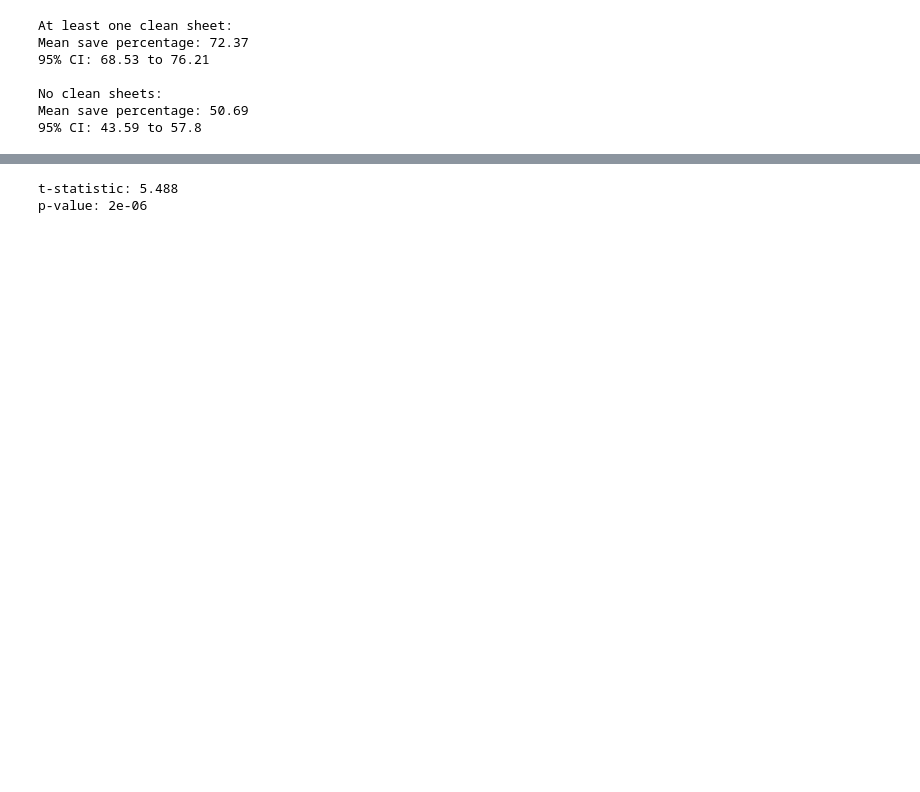
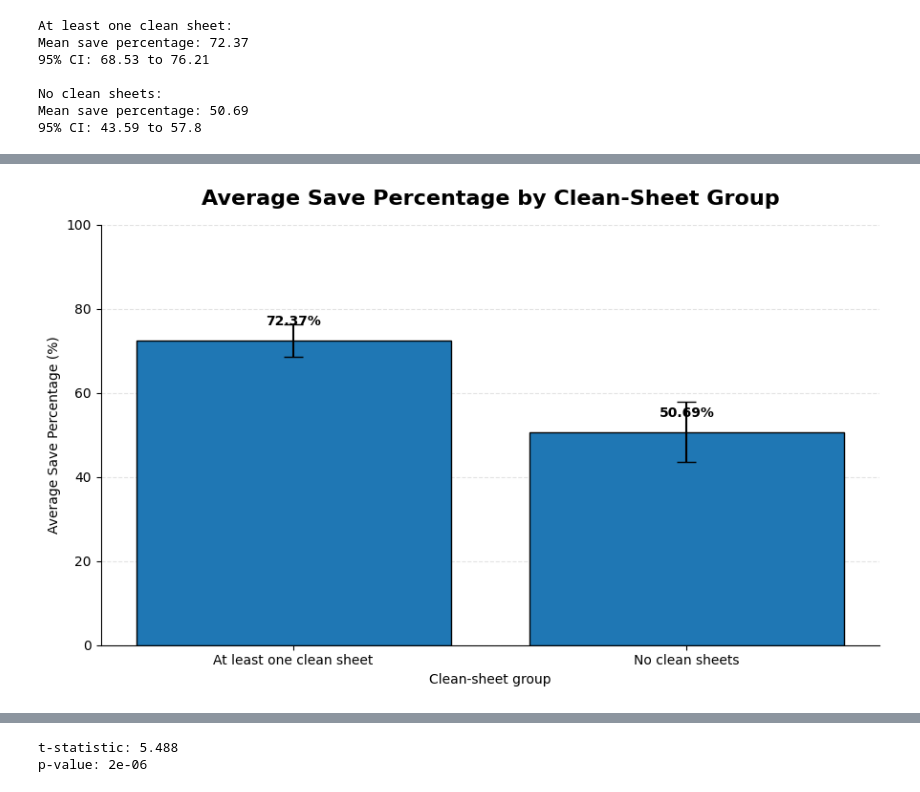
Before and after one commit to ashoktamang002/Foundation-of-Data-Science, a Jupyter notebook: Assessment 2 Solution/Analytic Task 4/Task4.ipynb, the cells around one changed output, grey strips where cells are left out. Drawn from its saved outputs; the diff is of its cells as text; code cells hidden in the pictures; blank space fills up the shorter version.

```diff
--- a/Assessment 2 Solution/Analytic Task 4/Task4.ipynb
+++ b/Assessment 2 Solution/Analytic Task 4/Task4.ipynb
@@ -151,0 +223,74 @@ Mean save percentage: 50.69
+# %%
+# Prepare data for visualisation
+groups = [
+    "At least one clean sheet",
+    "No clean sheets"
+]
+
+means = [
+    clean_mean,
+    no_clean_mean
+]
+
+ci_lower = [
+    clean_ci_lower,
+    no_clean_ci_lower
+]
+
+ci_upper = [
+    clean_ci_upper,
+    no_clean_ci_upper
+]
+
+# Calculate error-bar sizes
+lower_error = np.array(means) - np.array(ci_lower)
+upper_error = np.array(ci_upper) - np.array(means)
+
+# Create the chart
+fig, ax = plt.subplots(figsize=(9, 5.5))
+
+bars = ax.bar(
+    groups,
+    means,
+    yerr=[lower_error, upper_error],
+    capsize=7,
+    edgecolor="black"
+)
+
+ax.set_title(
+    "Average Save Percentage by Clean-Sheet Group",
+    fontsize=16,
+    fontweight="bold",
+    pad=15
+)
+
+ax.set_xlabel("Clean-sheet group")
+ax.set_ylabel("Average Save Percentage (%)")
+ax.set_ylim(0, 100)
+
+ax.grid(
+    axis="y",
+    linestyle="--",
+    alpha=0.35
+)
+
+ax.set_axisbelow(True)
+
+# Display mean values
+for bar, mean in zip(bars, means):
+    ax.text(
+        bar.get_x() + bar.get_width() / 2,
+        bar.get_height() + 3,
+        f"{mean:.2f}%",
+        ha="center",
+        va="bottom",
+        fontweight="bold"
+    )
+
+ax.spines["top"].set_visible(False)
+ax.spines["right"].set_visible(False)
+
+plt.tight_layout()
+plt.show()
+# %% [output]
+[figure, added]
```
Also changed, not shown: parts of 25 cells of this notebook.
